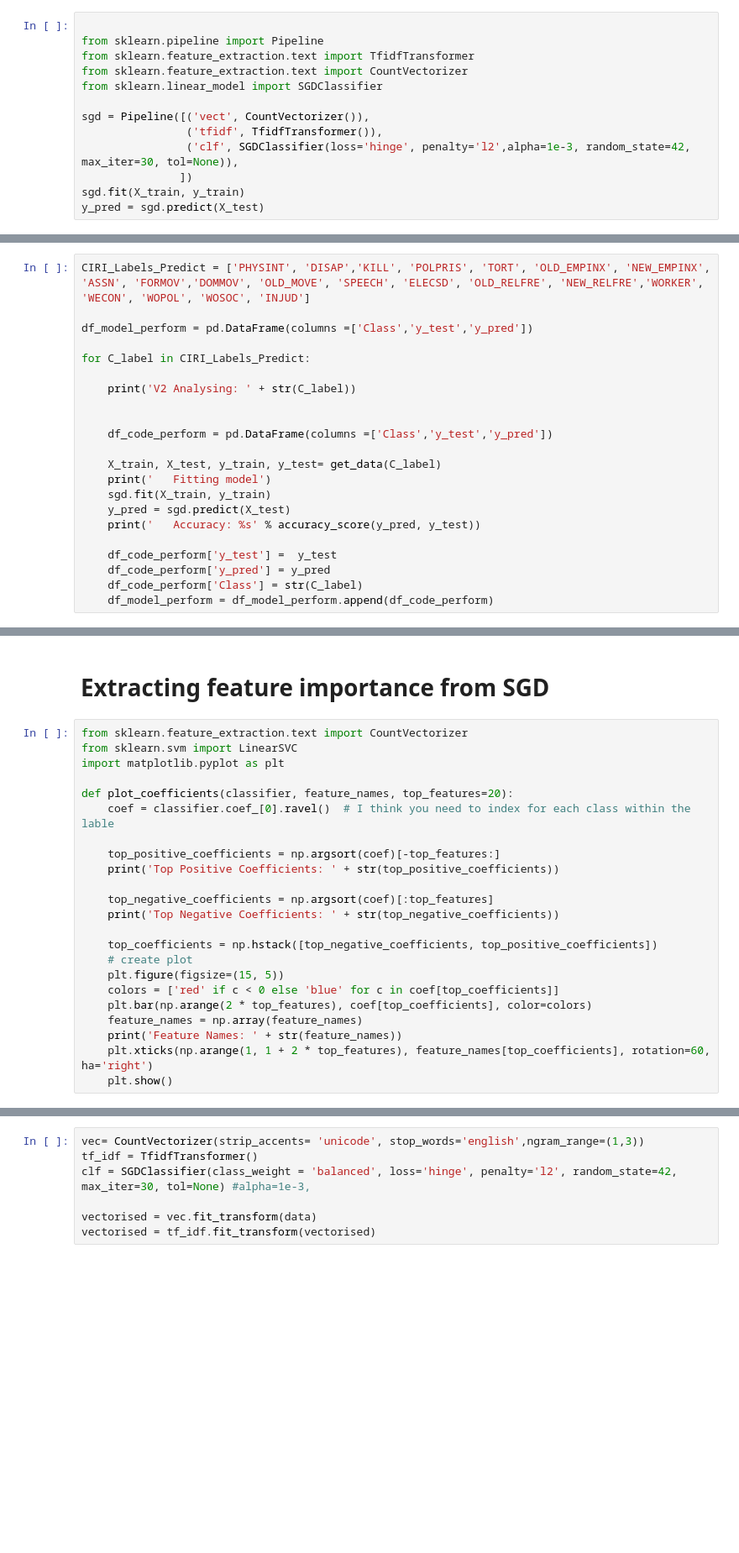
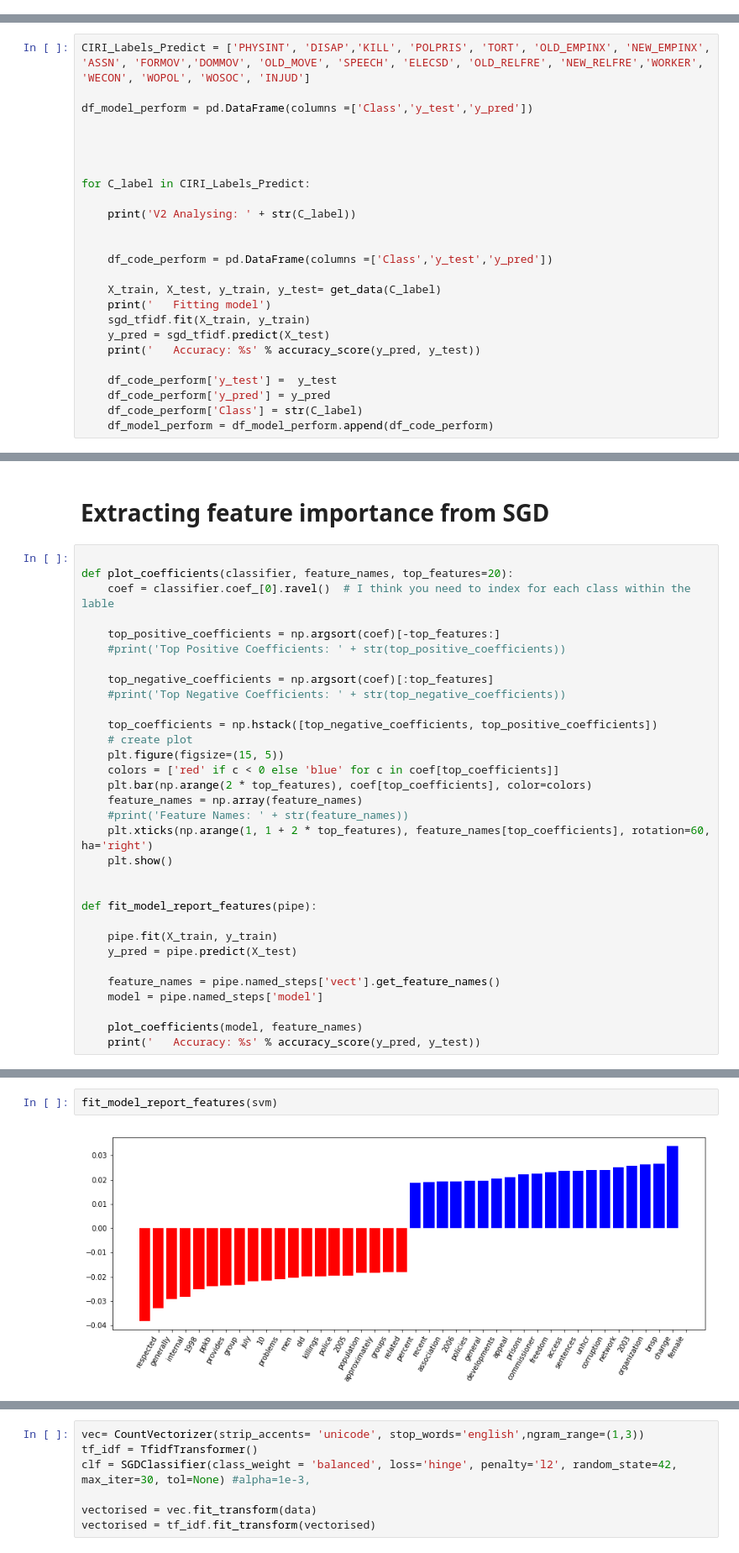
Before and after one commit to slramirez/MS_hackathon, a Jupyter notebook: notebooks/POS approach.ipynb, the cells around one changed output, grey strips where cells are left out. Shown: that part at 84% size. Drawn from its saved outputs; the diff is of its cells as text; blank space fills up the shorter version.

Commit message:
SVM Updated Pipeline and Feature Analysis

```diff
--- a/notebooks/POS approach.ipynb
+++ b/notebooks/POS approach.ipynb
@@ -330,16 +449,3 @@ X_train, X_test, y_train, y_test = train_test_split(X, y, test_size=0.3, random_
-# %%
-
-from sklearn.pipeline import Pipeline
-from sklearn.feature_extraction.text import TfidfTransformer
-from sklearn.feature_extraction.text import CountVectorizer
-from sklearn.linear_model import SGDClassifier
-
-sgd = Pipeline([('vect', CountVectorizer()),
-                ('tfidf', TfidfTransformer()),
-                ('clf', SGDClassifier(loss='hinge', penalty='l2',alpha=1e-3, random_state=42, max_iter=30, tol=None)),
-               ])
-sgd.fit(X_train, y_train)
-y_pred = sgd.predict(X_test)
 # %% [markdown]
 ### 4.1.3 Evaluate SVM classifier
 # %%
@@ -488,6 +554,9 @@ def get_data(CIRI_Label):
 CIRI_Labels_Predict = ['PHYSINT', 'DISAP','KILL', 'POLPRIS', 'TORT', 'OLD_EMPINX', 'NEW_EMPINX', 'ASSN', 'FORMOV','DOMMOV', 'OLD_MOVE', 'SPEECH', 'ELECSD', 'OLD_RELFRE', 'NEW_RELFRE','WORKER', 'WECON', 'WOPOL', 'WOSOC', 'INJUD']
 
 df_model_perform = pd.DataFrame(columns =['Class','y_test','y_pred'])
+
+
+
 
 for C_label in CIRI_Labels_Predict:
 
@@ -498,8 +567,8 @@ for C_label in CIRI_Labels_Predict:
 
     X_train, X_test, y_train, y_test= get_data(C_label)
     print('   Fitting model')
-    sgd.fit(X_train, y_train)
-    y_pred = sgd.predict(X_test)
+    sgd_tfidf.fit(X_train, y_train)
+    y_pred = sgd_tfidf.predict(X_test)
     print('   Accuracy: %s' % accuracy_score(y_pred, y_test))
 
     df_code_perform['y_test'] =  y_test
@@ -654,18 +660,15 @@ sn.heatmap(df_cm, annot=True,annot_kws={"size": 20})# font size
 # %% [markdown]
 # Extracting feature importance from SGD
 # %%
-from sklearn.feature_extraction.text import CountVectorizer
-from sklearn.svm import LinearSVC
-import matplotlib.pyplot as plt
 
 def plot_coefficients(classifier, feature_names, top_features=20):
     coef = classifier.coef_[0].ravel()  # I think you need to index for each class within the lable
 
     top_positive_coefficients = np.argsort(coef)[-top_features:]
-    print('Top Positive Coefficients: ' + str(top_positive_coefficients))
+    #print('Top Positive Coefficients: ' + str(top_positive_coefficients))
 
     top_negative_coefficients = np.argsort(coef)[:top_features]
-    print('Top Negative Coefficients: ' + str(top_negative_coefficients))
+    #print('Top Negative Coefficients: ' + str(top_negative_coefficients))
 
     top_coefficients = np.hstack([top_negative_coefficients, top_positive_coefficients])
     # create plot
@@ -673,6 +676,18 @@ def plot_coefficients(classifier, feature_names, top_features=20):
     colors = ['red' if c < 0 else 'blue' for c in coef[top_coefficients]]
     plt.bar(np.arange(2 * top_features), coef[top_coefficients], color=colors)
     feature_names = np.array(feature_names)
-    print('Feature Names: ' + str(feature_names))
+    #print('Feature Names: ' + str(feature_names))
     plt.xticks(np.arange(1, 1 + 2 * top_features), feature_names[top_coefficients], rotation=60, ha='right')
     plt.show()
+
+
+def fit_model_report_features(pipe):
+
+    pipe.fit(X_train, y_train)
+    y_pred = pipe.predict(X_test)
+
+    feature_names = pipe.named_steps['vect'].get_feature_names()
+    model = pipe.named_steps['model']
+
+    plot_coefficients(model, feature_names)
+    print('   Accuracy: %s' % accuracy_score(y_pred, y_test))
@@ -704,0 +700,4 @@ Feature Names: ['00' '000' '0000' ... 'zyrianovsk' 'zyrnagjiu' 'zziwa']
+# %%
+fit_model_report_features(svm)
+# %% [output]
+[figure, added]
```
Also changed, not shown: parts of 51 cells of this notebook, 1 other file.
